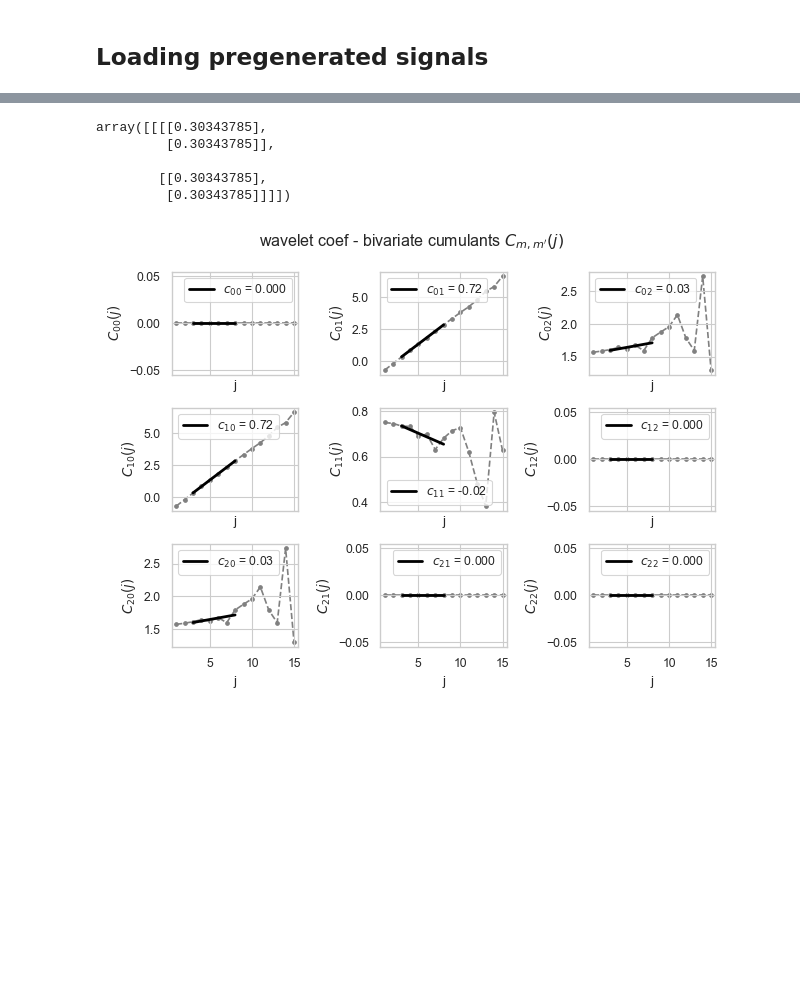
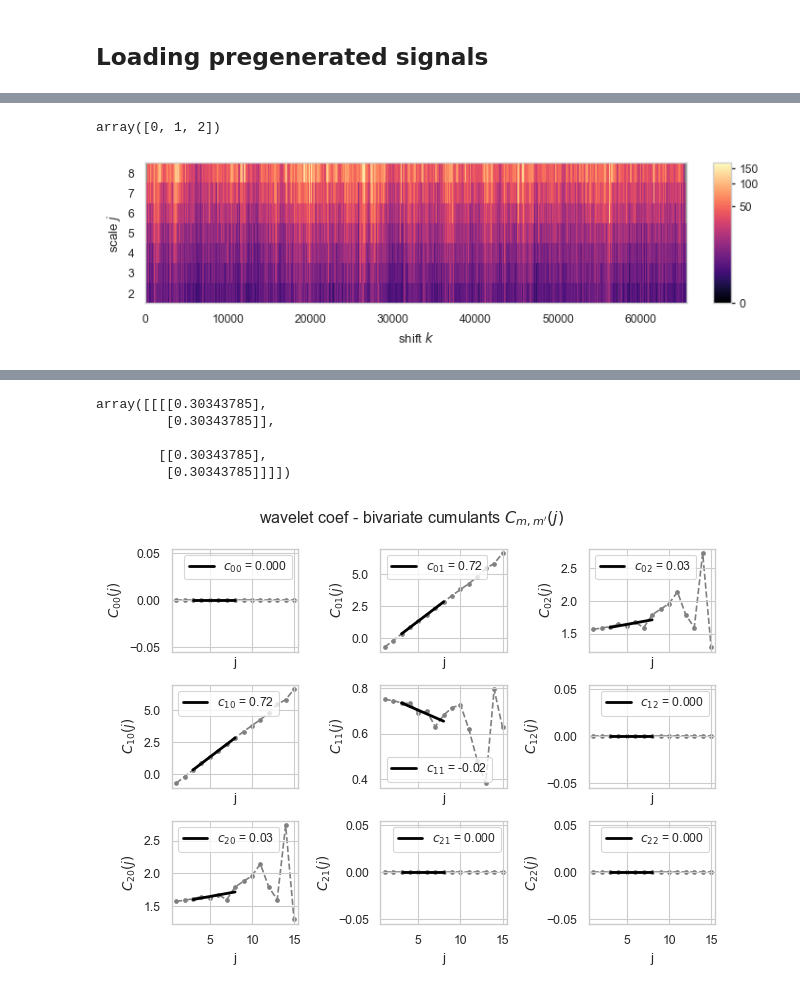
Before and after one commit to neurospin/pymultifracs, a Jupyter notebook: notebooks/Bivariate.ipynb, the cells around one changed output, grey strips where cells are left out. Cells and saved outputs as stored; diff of their text form; code cells hidden in the pictures; blank space fills up the shorter version.

```diff
--- a/notebooks/Bivariate.ipynb
+++ b/notebooks/Bivariate.ipynb
@@ -74,0 +132,4 @@ sns.set_context('paper')
+# %%
+lwt.cumulants.m
+# %% [output]
+array([0, 1, 2])
@@ -75 +138,5 @@ sns.set_context('paper')
+# %%
+WT.plot(2, 8, figsize=(7, 2))
+# %% [output]
+[figure, added]
 # %%
```
Also changed, not shown: parts of 18 cells of this notebook, 5 other files.
